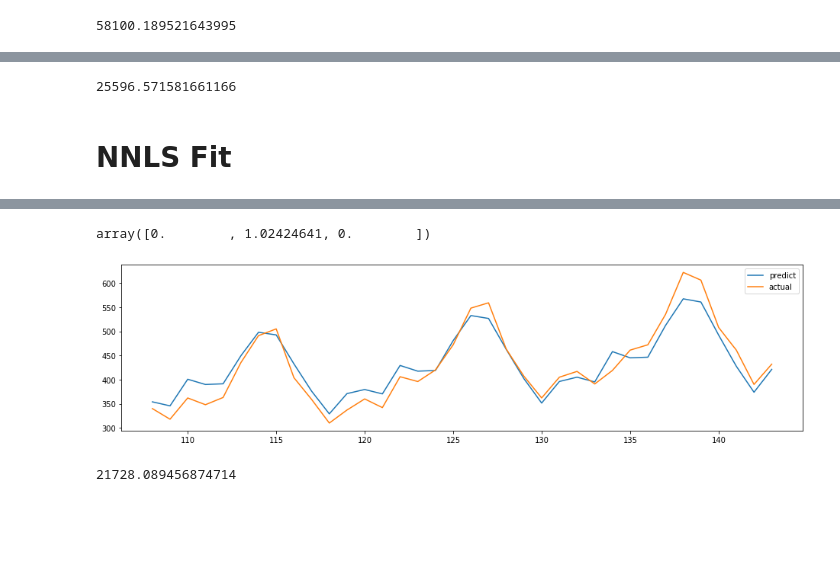
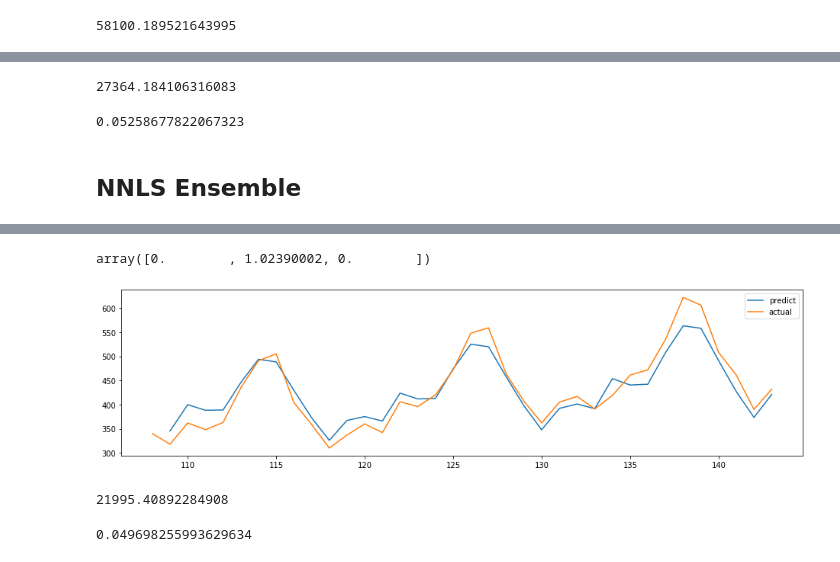
Before and after one commit to magittan/sktime, a Jupyter notebook: Online Experts.ipynb, the cells around one changed output, grey strips where cells are left out. Saved outputs shown, nothing was run; the diff lists cells and outputs as text; code cells hidden in the pictures; blank space fills up the shorter version.

Commit message:
Implmemented a new OnlineSplit cv so that update_predict for the online ensemble algorithms will be in an online prediction framework

```diff
--- a/Online Experts.ipynb
+++ b/Online Experts.ipynb
@@ -42,6 +39,0 @@ array([ 1,  2,  3,  4,  5,  6,  7,  8,  9, 10, 11, 12, 13, 14, 15, 16, 17,
-# %%
-forecaster = ExponentialSmoothing(trend="add", seasonal="multiplicative", sp=12)
-forecaster.fit(y_train)
-y_pred = forecaster.predict(fh)
-plot_ys(y_train, y_test, y_pred, labels=["y_train", "y_test", "y_pred"]);
-smape_loss(y_test, y_pred)
@@ -121,2 +101,0 @@ OnlineEnsembleForecaster(ensemble_algorithm=<sktime.forecasting.ensemble_algorit
-# %%
-forecaster._fit_ensemble(y_test)
@@ -157,9 +112,13 @@ plt.plot()
 # %%
-np.sum(se(predict.to_numpy(),y_test.to_numpy()))
+np.sum(se(predict.to_numpy(),y_test.to_numpy()[1:]))
 # %% [output]
-25596.571581661166
+27364.184106316083
+# %%
+smape_loss(predict,y_test.iloc[1:])
+# %% [output]
+0.05258677822067323
 # %% [markdown]
-# NNLS Fit
+## NNLS Ensemble
 # %%
 hedge_expert = NNLSEnsemble(3,loss_func=loss_func)
 # %%
@@ -190,16 +149,19 @@ OnlineEnsembleForecaster(ensemble_algorithm=<sktime.forecasting.ensemble_algorit
                          n_jobs=None)
 # %%
 forecaster._fit_ensemble(y_test)
+predict = forecaster.update_predict(y_test)
 # %%
-predict = forecaster.predict(fh)
-
 plot_ys(predict,y_test,labels=['predict','actual'])
 plt.plot()
 forecaster.ensemble_algorithm.weights
 # %% [output]
-array([0.        , 1.02424641, 0.        ])
+array([0.        , 1.02390002, 0.        ])
-[figure, old version]
+[figure, new version]
 # %%
-np.sum(se(predict.to_numpy(),y_test.to_numpy()))
+np.sum(se(predict.to_numpy(),y_test.to_numpy()[1:]))
 # %% [output]
-21728.089456874714
+21995.40892284908
+# %%
+smape_loss(predict,y_test.iloc[1:])
+# %% [output]
+0.049698255993629634
```
Also changed, not shown: parts of 14 cells of this notebook, 3 other files.
